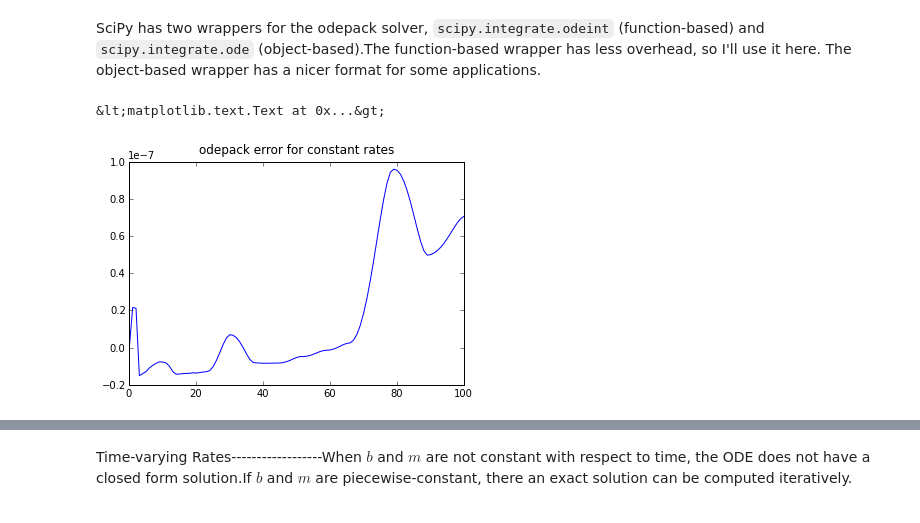
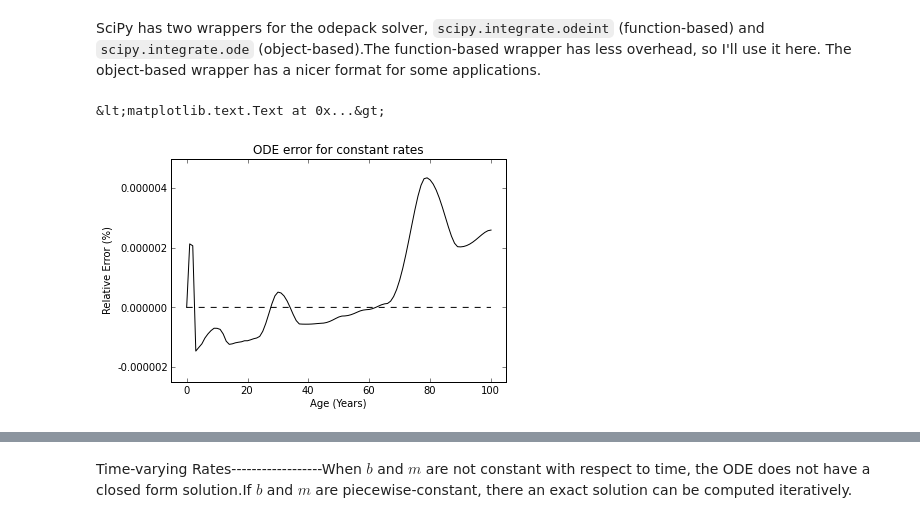
Before and after one commit to aflaxman/gbd, a Jupyter notebook: book/one_compartment.ipynb, the cells around one changed output, grey strips where cells are left out. Drawn from its saved outputs; the diff is of its cells as text; code cells hidden in the pictures.

```diff
--- a/book/one_compartment.ipynb
+++ b/book/one_compartment.ipynb
@@ -5,16 +5,16 @@ One Compartment Model=====================Constant Flows--------------When $b$ a
 # %%
-t = 1.*pl.arange(101)S_0 = 1.b = .02*pl.ones_like(t)m = .01*pl.ones_like(t)
+t = 1.*pl.arange(101)S_0 = 1.h_b = .02*pl.ones_like(t)h_m = .01*pl.ones_like(t)
 # %%
-def one_compartment_ode(S, t, b, m):    # piecewise-constant functions of time implementend as array    t = int(pl.clip(t, 0, len(b)-1))    return (b[t]-m[t])*S
+def one_compartment_ode(S, t, h_b, h_m):    # piecewise-constant functions of time implementend as array    t = int(pl.clip(t, 0, len(h_b)-1))    return (h_b[t]-h_m[t])*S
 # %% [markdown]
 SciPy has two wrappers for the odepack solver, <code>scipy.integrate.odeint</code> (function-based) and <code>scipy.integrate.ode</code> (object-based).The function-based wrapper has less overhead, so I'll use it here.  The object-based wrapper has a nicer format for some applications.
 # %%
-S_approx = scipy.integrate.odeint(one_compartment_ode, S_0, t, (b,m))S_exact = S_0*pl.exp((b-m)*t)
+S_approx = scipy.integrate.odeint(one_compartment_ode, S_0, t, (h_b,h_m))S_exact = S_0*pl.exp((h_b[0]-h_m[0])*t)
-# %%
-plot(t, S_approx.reshape(101) - S_exact)title('odepack error for constant rates')
-# %% [output]
-&lt;matplotlib.text.Text at 0x...&gt;
-[figure, removed]
+# %%
+plot(t, 100*(S_approx.reshape(101) - S_exact)/S_exact, 'k')hlines([0],0,100,color='k',linestyle='--')ylabel('Relative Error (%)')xlabel('Age (Years)')yt = [-2e-6, 0, 2e-6, 4.e-6]yticks(yt, ['%.6f'%y for y in yt])axis([-5,105,-2.5e-6, 5e-6])title('ODE error for constant rates')
+# %% [output]
+&lt;matplotlib.text.Text at 0x...&gt;
+[figure, added]
 # %%
 import syssys.path += ['..', '../..']import book_graphics
 # %%
```
Also changed, not shown: parts of 8 cells of this notebook, 4 other files.
